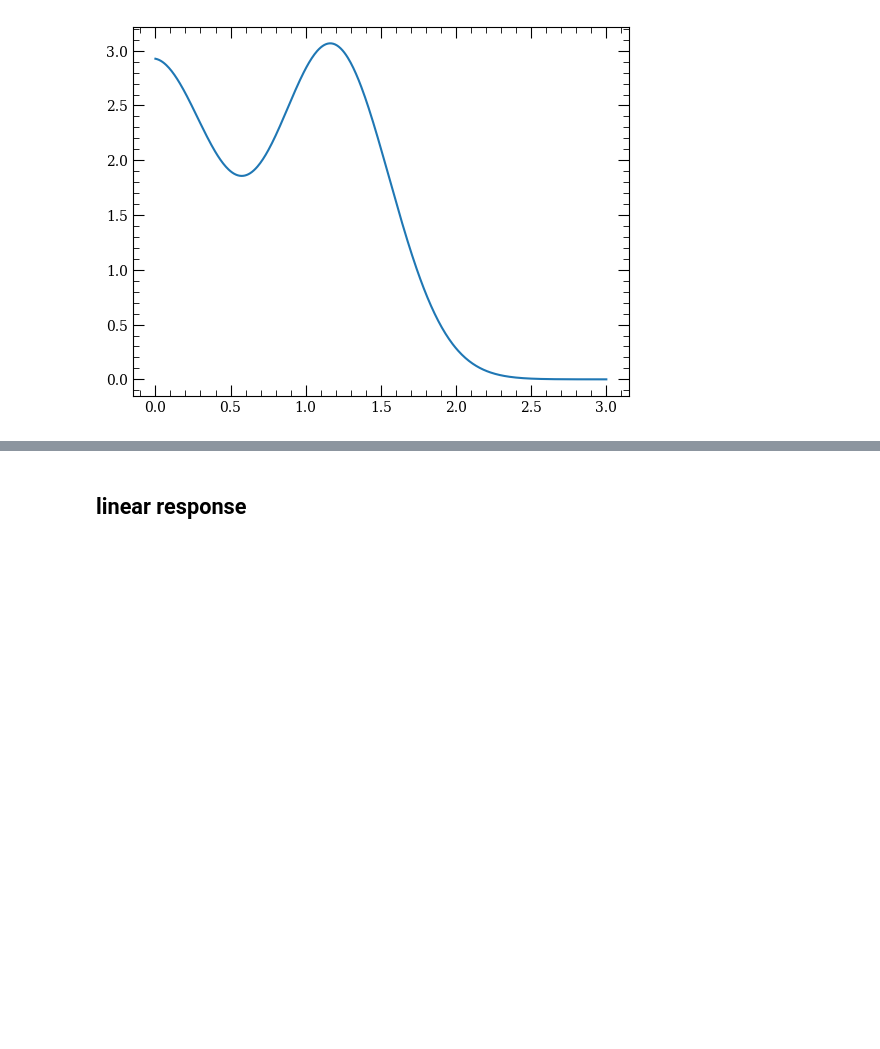
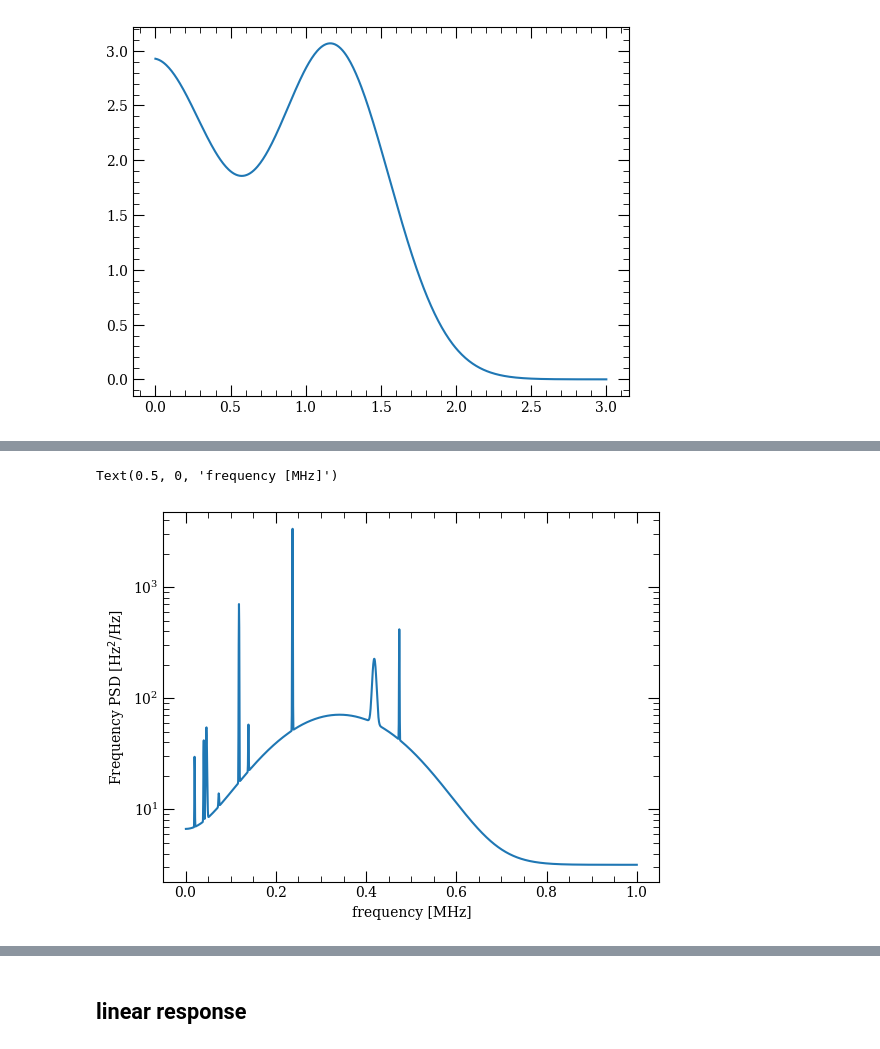
Before and after one commit to Linipun/GateError, a Jupyter notebook: LinearResponse.ipynb, the cells around one changed output, grey strips where cells are left out. Drawn from its saved outputs; the diff is of its cells as text; code cells hidden in the pictures; blank space fills up the shorter version.

```diff
--- a/LinearResponse.ipynb
+++ b/LinearResponse.ipynb
@@ -67,0 +44,2 @@ np.float64(0.5071444764561672)
+# %%
+phase_noise_csv = "638-narrower-scan_28-7-2025.csv"
@@ -68 +66,20 @@ np.float64(0.5071444764561672)
+# %%
+phase_noise_data = procData(phase_noise_csv, True, "638nm", range=1e6, p0=p0dict_638)
+label = data_sets[1][1]
+vnoise_data = data_sets[1][0]
+vnoise_fs = []
+vnoise_W = []
+for d in vnoise_data:
+    if d[0] >=0:
+        vnoise_fs.append(d[0]/1e6)
+        vnoise_W.append(d[1]*d[0]**2)
+fig, ax = plt.subplots()
+ax.plot(vnoise_fs, vnoise_W, label=label)
+ax.set_yscale('log')
+# ax.set_xscale('log')
+ax.set_ylabel('Frequency PSD [Hz$^2$/Hz]')
+ax.set_xlabel('frequency [MHz]')
+# %% [output]
+Text(0.5, 0, 'frequency [MHz]')
+[figure, added]
 # %%
```
Also changed, not shown: parts of 35 cells of this notebook, 6 other files.
